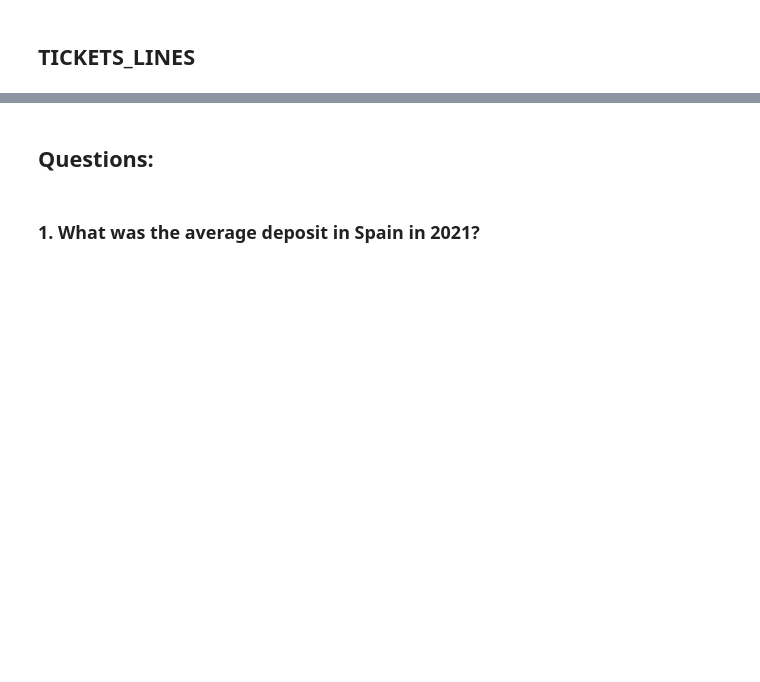
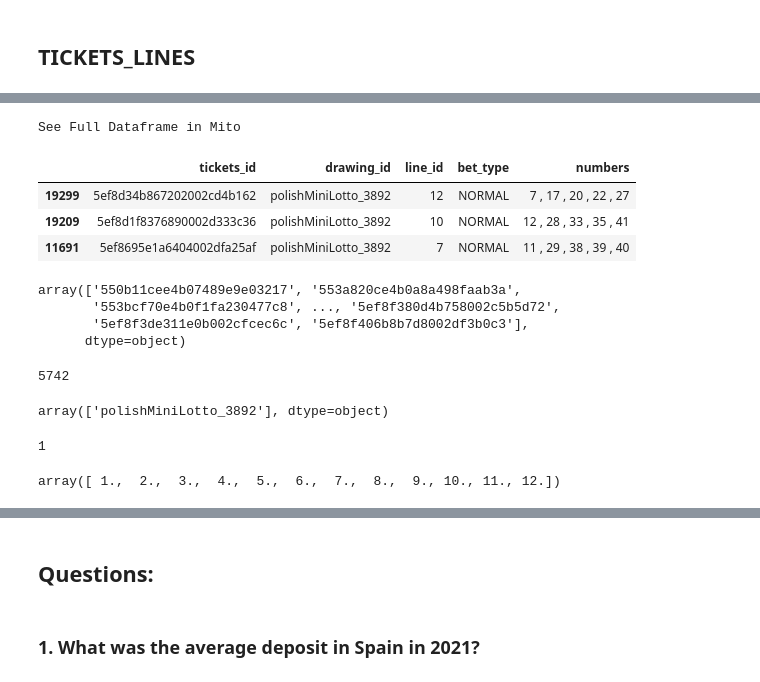
Before and after one commit to KonuTech/lotto1, a Jupyter notebook: assignment_01.ipynb, the cells around one changed output, grey strips where cells are left out. Drawn from its saved outputs; the diff is of its cells as text; code cells hidden in the pictures; blank space fills up the shorter version.

```diff
--- a/assignment_01.ipynb
+++ b/assignment_01.ipynb
@@ -26,9 +30,9 @@ pd.set_option('display.max_rows', 20) # or 1000
 # %%
 CURRENT_WORKING_DIRECTORY = os.getcwd()
 INPUTS = CURRENT_WORKING_DIRECTORY + "\\inputs"
-#SEPARATOR=";"
+OUTPUTS = CURRENT_WORKING_DIRECTORY + "\\outputs"
 TICKETS = "tickets.xlsx"
-TOCKETS_LINES = "tickets_lines.xlsx"
+TICKETS_LINES = "tickets_lines.xlsx"
 # %%
 CONFIG_FILE = "config.json"
 with open(CURRENT_WORKING_DIRECTORY + "\\" + CONFIG_FILE, encoding='utf-8') as f:
@@ -287,0 +266,31 @@ transactions.describe()
+# %%
+tickets_lines.sample(3)
+# %% [output]
+See Full Dataframe in Mito
+|  | tickets_id | drawing_id | line_id | bet_type | numbers |
+| 19299 | 5ef8d34b867202002cd4b162 | polishMiniLotto_3892 | 12 | NORMAL | 7 , 17 , 20 , 22 , 27 |
+| 19209 | 5ef8d1f8376890002d333c36 | polishMiniLotto_3892 | 10 | NORMAL | 12 , 28 , 33 , 35 , 41 |
+| 11691 | 5ef8695e1a6404002dfa25af | polishMiniLotto_3892 | 7 | NORMAL | 11 , 29 , 38 , 39 , 40 |
+# %%
+tickets_lines["tickets_id"].unique()
+# %% [output]
+array(['550b11cee4b07489e9e03217', '553a820ce4b0a8a498faab3a',
+       '553bcf70e4b0f1fa230477c8', ..., '5ef8f380d4b758002c5b5d72',
+       '5ef8f3de311e0b002cfcec6c', '5ef8f406b8b7d8002df3b0c3'],
+      dtype=object)
+# %%
+tickets_lines["tickets_id"].nunique()
+# %% [output]
+5742
+# %%
+tickets_lines["drawing_id"].unique()
+# %% [output]
+array(['polishMiniLotto_3892'], dtype=object)
+# %%
+tickets_lines["drawing_id"].nunique()
+# %% [output]
+1
+# %%
+tickets_lines["line_id"].unique()
+# %% [output]
+array([ 1.,  2.,  3.,  4.,  5.,  6.,  7.,  8.,  9., 10., 11., 12.])
```
Also changed, not shown: parts of 37 cells of this notebook, 2 other files.
